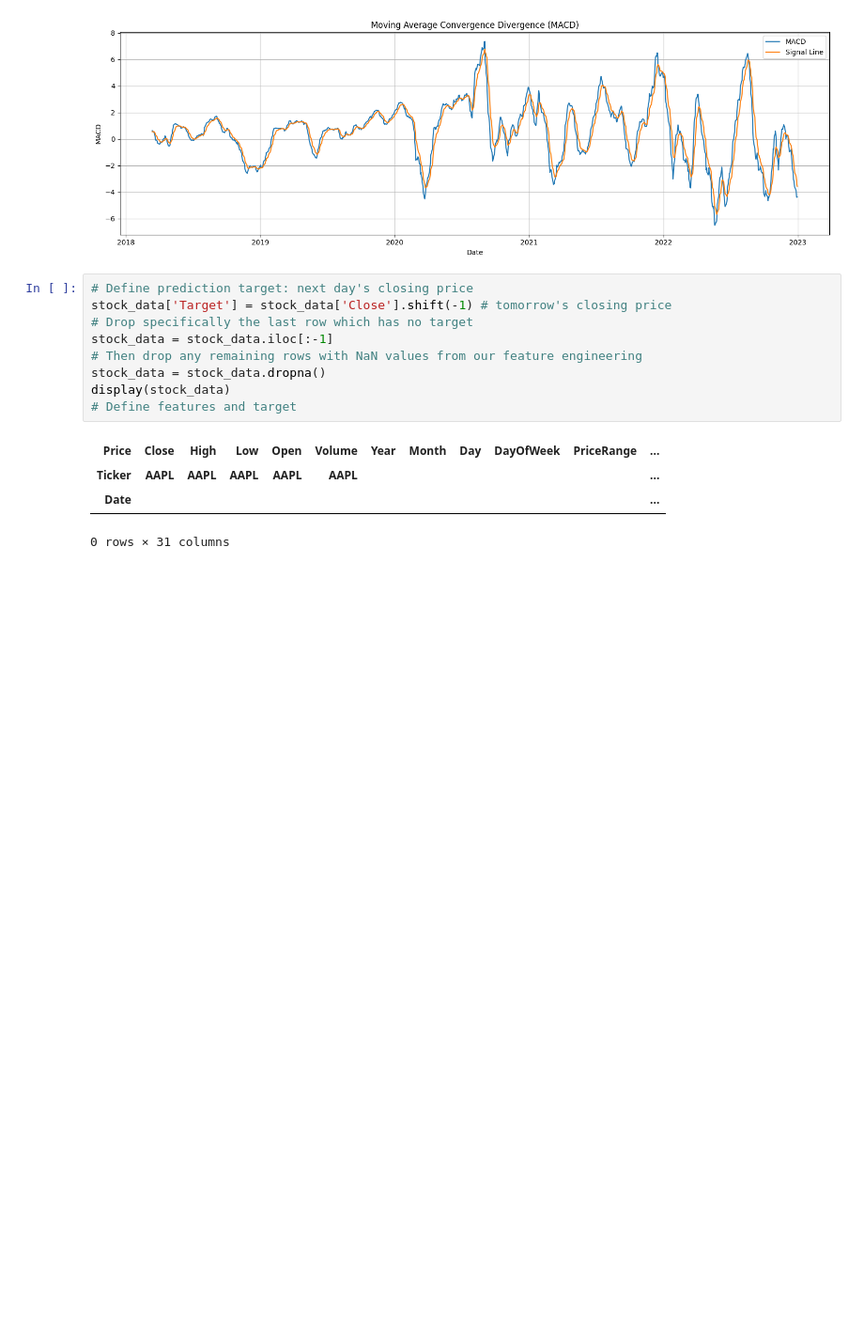
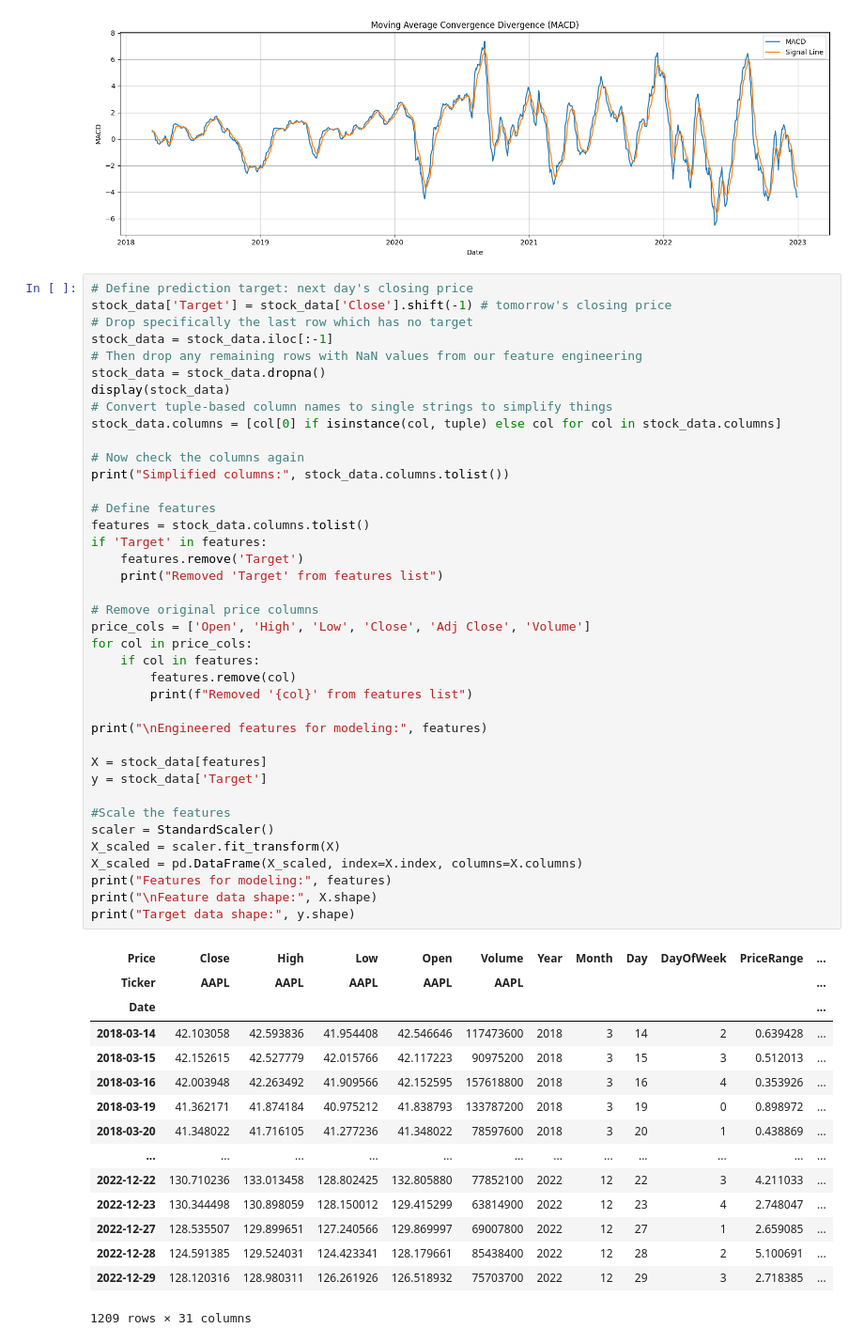
Before and after one commit to sandeepsony/PandasPrep, a Jupyter notebook: Timeseries_finance.ipynb, the cells around one changed output. Shown at 94% size. Cells and saved outputs as stored; diff of their text form; blank space fills up the shorter version.

```diff
--- a/Timeseries_finance.ipynb
+++ b/Timeseries_finance.ipynb
@@ -180,17 +180,58 @@ plt.tight_layout()
 plt.show()
 # %% [output]
 [figure]
-# %%
-# Define prediction target: next day's closing price
-stock_data['Target'] = stock_data['Close'].shift(-1) # tomorrow's closing price
-# Drop specifically the last row which has no target
-stock_data = stock_data.iloc[:-1]
-# Then drop any remaining rows with NaN values from our feature engineering
-stock_data = stock_data.dropna()
-display(stock_data)
-# Define features and target
-# %% [output]
-| Price | Close | High | Low | Open | Volume | Year | Month | Day | DayOfWeek | PriceRange | ... |
-| Ticker | AAPL | AAPL | AAPL | AAPL | AAPL |  |  |  |  |  | ... |
-| Date |  |  |  |  |  |  |  |  |  |  | ... |
-0 rows × 31 columns
+# %%
+# Define prediction target: next day's closing price
+stock_data['Target'] = stock_data['Close'].shift(-1) # tomorrow's closing price
+# Drop specifically the last row which has no target
+stock_data = stock_data.iloc[:-1]
+# Then drop any remaining rows with NaN values from our feature engineering
+stock_data = stock_data.dropna()
+display(stock_data)
+# Convert tuple-based column names to single strings to simplify things
+stock_data.columns = [col[0] if isinstance(col, tuple) else col for col in stock_data.columns]
+
+# Now check the columns again
+print("Simplified columns:", stock_data.columns.tolist())
+
+# Define features
+features = stock_data.columns.tolist()
+if 'Target' in features:
+    features.remove('Target')
+    print("Removed 'Target' from features list")
+
+# Remove original price columns
+price_cols = ['Open', 'High', 'Low', 'Close', 'Adj Close', 'Volume']
+for col in price_cols:
+    if col in features:
+        features.remove(col)
+        print(f"Removed '{col}' from features list")
+
+print("\nEngineered features for modeling:", features)
+
+X = stock_data[features]
+y = stock_data['Target']
+
+#Scale the features
+scaler = StandardScaler()
+X_scaled = scaler.fit_transform(X)
+X_scaled = pd.DataFrame(X_scaled, index=X.index, columns=X.columns)
+print("Features for modeling:", features)
+print("\nFeature data shape:", X.shape)
+print("Target data shape:", y.shape)
+# %% [output]
+| Price | Close | High | Low | Open | Volume | Year | Month | Day | DayOfWeek | PriceRange | ... |
+| Ticker | AAPL | AAPL | AAPL | AAPL | AAPL |  |  |  |  |  | ... |
+| Date |  |  |  |  |  |  |  |  |  |  | ... |
+| 2018-03-14 | 42.103058 | 42.593836 | 41.954408 | 42.546646 | 117473600 | 2018 | 3 | 14 | 2 | 0.639428 | ... |
+| 2018-03-15 | 42.152615 | 42.527779 | 42.015766 | 42.117223 | 90975200 | 2018 | 3 | 15 | 3 | 0.512013 | ... |
+| 2018-03-16 | 42.003948 | 42.263492 | 41.909566 | 42.152595 | 157618800 | 2018 | 3 | 16 | 4 | 0.353926 | ... |
+| 2018-03-19 | 41.362171 | 41.874184 | 40.975212 | 41.838793 | 133787200 | 2018 | 3 | 19 | 0 | 0.898972 | ... |
+| 2018-03-20 | 41.348022 | 41.716105 | 41.277236 | 41.348022 | 78597600 | 2018 | 3 | 20 | 1 | 0.438869 | ... |
+| ... | ... | ... | ... | ... | ... | ... | ... | ... | ... | ... | ... |
+| 2022-12-22 | 130.710236 | 133.013458 | 128.802425 | 132.805880 | 77852100 | 2022 | 12 | 22 | 3 | 4.211033 | ... |
+| 2022-12-23 | 130.344498 | 130.898059 | 128.150012 | 129.415299 | 63814900 | 2022 | 12 | 23 | 4 | 2.748047 | ... |
+| 2022-12-27 | 128.535507 | 129.899651 | 127.240566 | 129.869997 | 69007800 | 2022 | 12 | 27 | 1 | 2.659085 | ... |
+| 2022-12-28 | 124.591385 | 129.524031 | 124.423341 | 128.179661 | 85438400 | 2022 | 12 | 28 | 2 | 5.100691 | ... |
+| 2022-12-29 | 128.120316 | 128.980311 | 126.261926 | 126.518932 | 75703700 | 2022 | 12 | 29 | 3 | 2.718385 | ... |
+1209 rows × 31 columns
```
Also changed, not shown: parts of 9 cells of this notebook.
